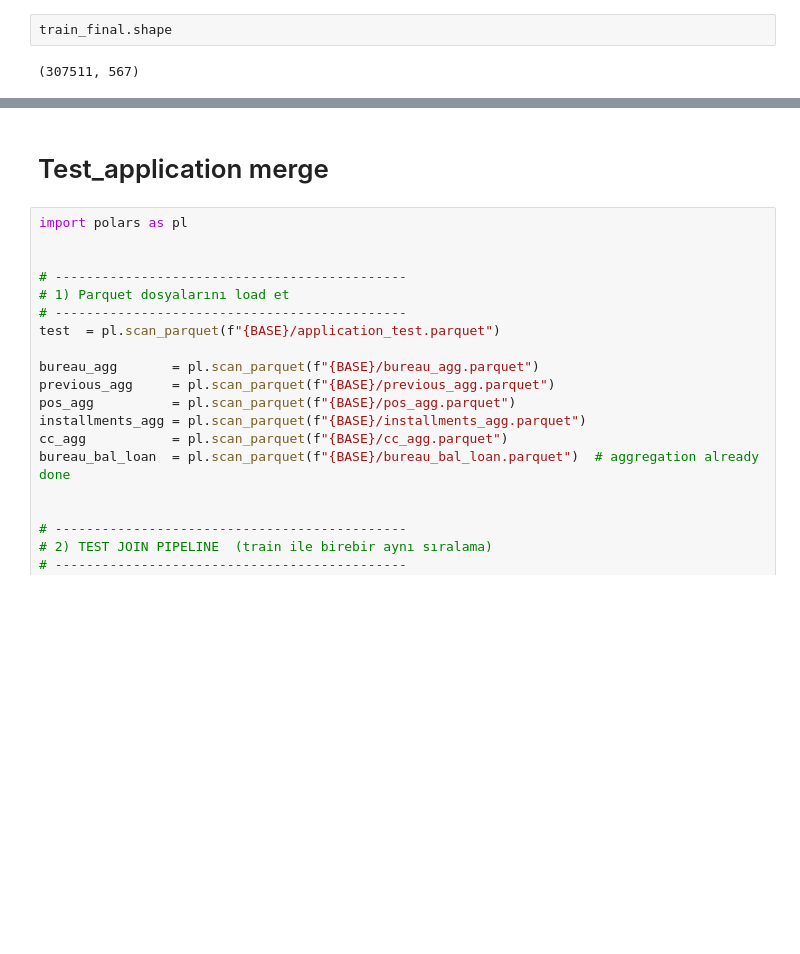
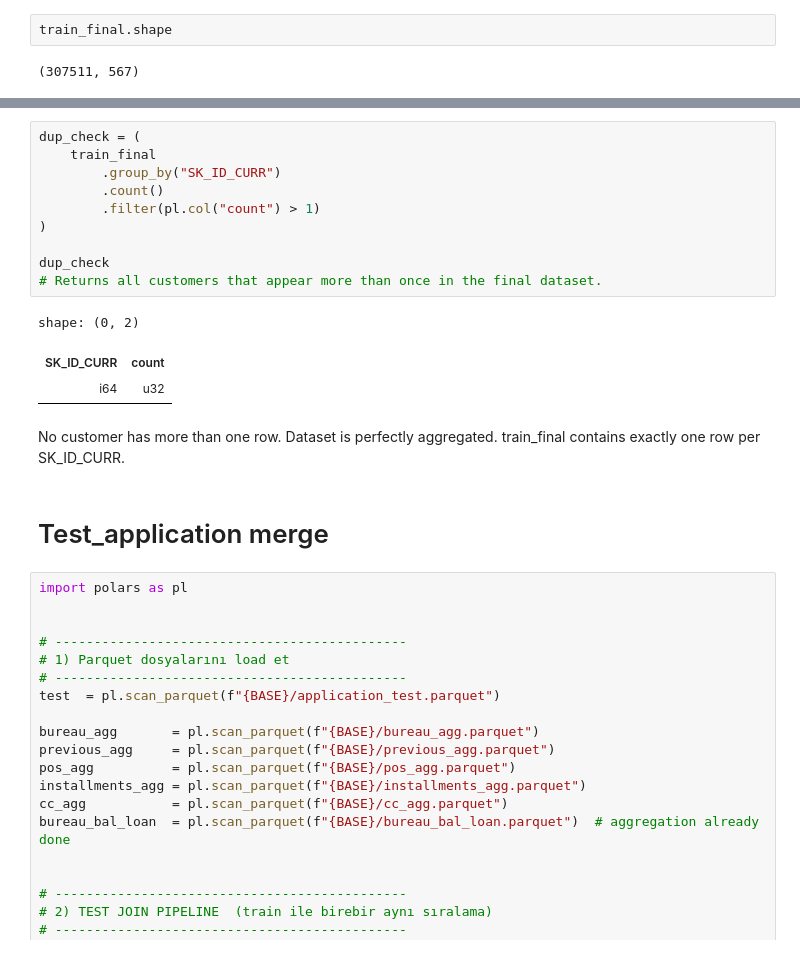
Before and after one commit to halimcan/Home-Credit-Default-Project, a Jupyter notebook: aggregated_master_tables.ipynb, the cells around one changed output, grey strips where cells are left out. Cells and saved outputs as stored; diff of their text form; blank space fills up the shorter version.

```diff
--- a/aggregated_master_tables.ipynb
+++ b/aggregated_master_tables.ipynb
@@ -115,3 +242,21 @@ shape: (20, 2)
+# %%
+dup_check = (
+    train_final
+        .group_by("SK_ID_CURR")
+        .count()
+        .filter(pl.col("count") > 1)
+)
+
+dup_check
+# Returns all customers that appear more than once in the final dataset.
+# %% [output]
+shape: (0, 2)
+| SK_ID_CURR | count |
+| i64 | u32 |
+# %% [markdown]
+No customer has more than one row.
+Dataset is perfectly aggregated.
+train_final contains exactly one row per SK_ID_CURR.
 # %% [markdown]
 # Test_application merge
 # %%
```
Also changed, not shown: parts of 71 cells of this notebook.
